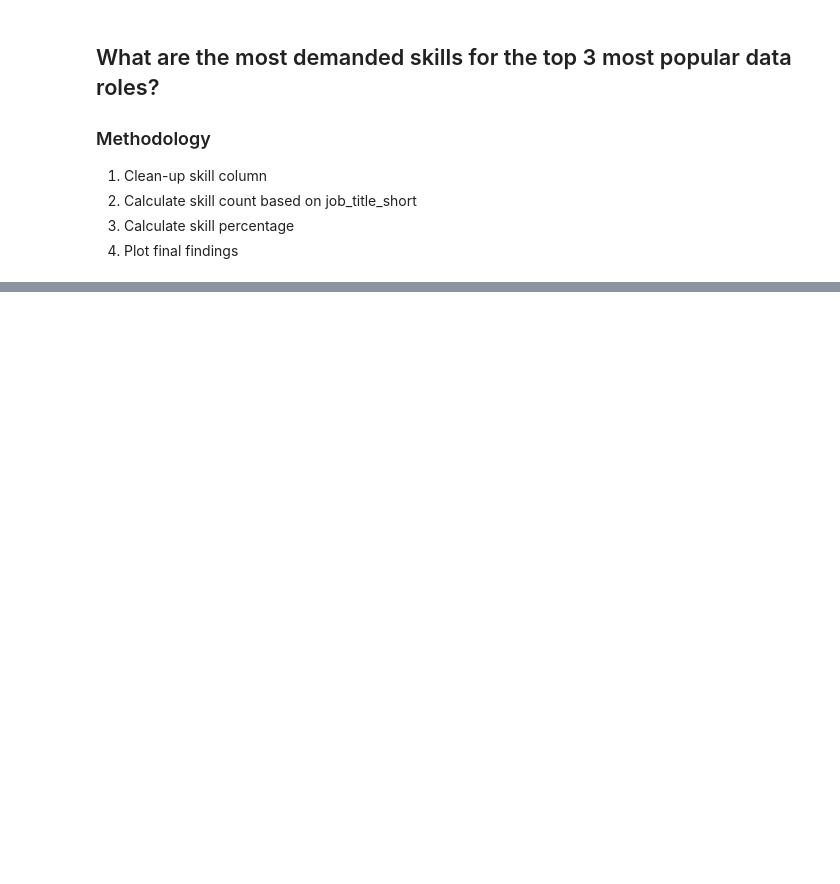
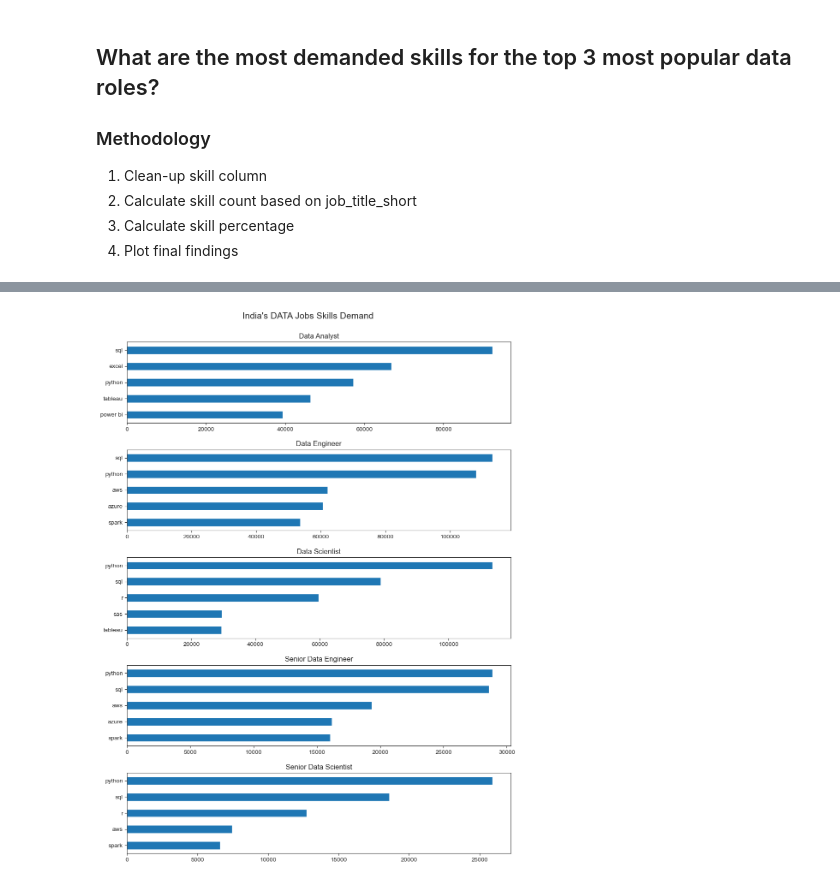
Before and after one commit to omveere0008/Python_project1, a Jupyter notebook: Most_Demanded_Skills.ipynb, the cells around one changed output, grey strips where cells are left out. Cells and saved outputs as stored; diff of their text form; code cells hidden in the pictures; blank space fills up the shorter version.

Commit message:
Skills Demanded for India\'s DATA Jobs

```diff
--- a/Most_Demanded_Skills.ipynb
+++ b/Most_Demanded_Skills.ipynb
@@ -22,0 +59,10 @@ dict
+# %%
+India_data_jobs_table = df_india_data[['job_title_short', 'job_skills']]
+
+for job_title in india_data_top5_list:
+    for job_title in India_data_jobs_table:
+        India_data_jobs_table_explode_skills = India_data_jobs_table.explode('job_skills')
+# %%
+India_data_jobs_table_skills_count = India_data_jobs_table_explode_skills.groupby(['job_title_short','job_skills']).size().reset_index(name='count').sort_values(['job_title_short', 'count'], ascending=False)
+# .value_counts().to_frame().reset_index().head(5)
+India_data_jobs_table_skills_count
@@ -22,0 +85,17 @@ dict
+# %%
+fig, ax = plt.subplots(len(india_data_top5_list), 1, figsize = (10, 13))
+
+# sns.set_style('ticks')
+
+for i, job_short_title in enumerate(india_data_top5_list):
+    df_plot = India_data_jobs_table_skills_count[India_data_jobs_table_skills_count['job_title_short'] == job_short_title].head(5)
+    df_plot.plot(kind = 'barh', y = 'count', x ='job_skills', ax = ax[i], title = job_short_title)
+    ax[i].invert_yaxis()
+    ax[i].set_ylabel('')
+    ax[i].legend().set_visible(False)
+
+fig.suptitle('India\'s DATA Jobs Skills Demand', fontsize = 15, y = 1)
+fig.tight_layout(h_pad = 1.5)
+plt.show()
+# %% [output]
+[figure, added]
```
Also changed, not shown: parts of 10 cells of this notebook.
